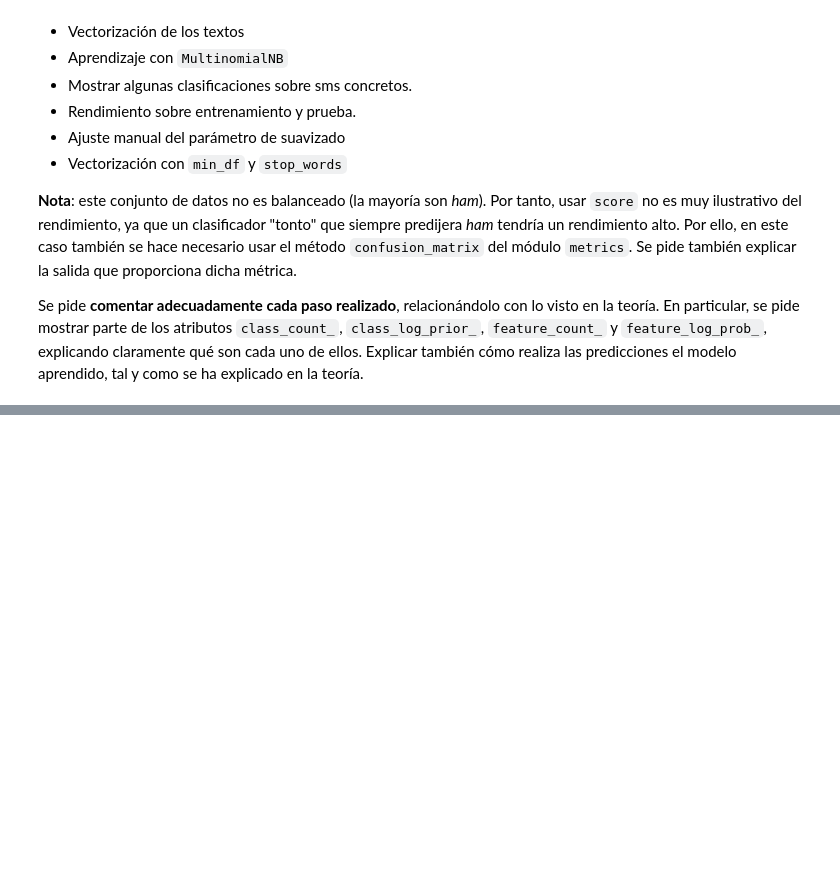
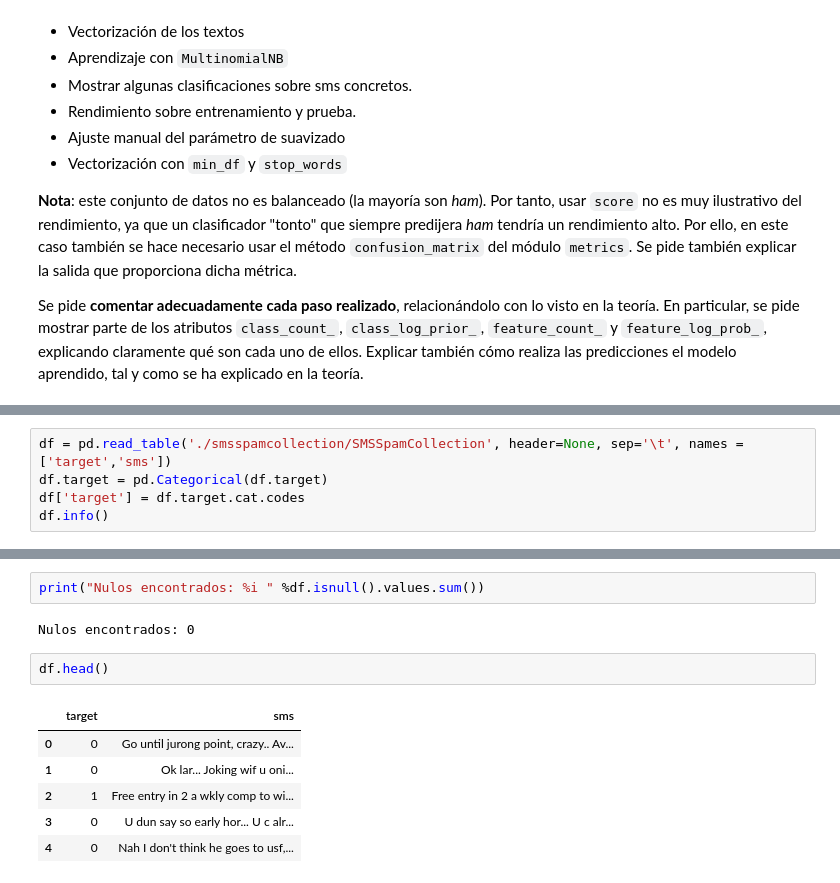
Before and after one commit to serrodcal-MII/AA-02-NB, a Jupyter notebook: Ejercicio Multinomial Naive Bayes.ipynb, the cells around one changed output, grey strips where cells are left out. Cells and saved outputs as stored; diff of their text form; blank space fills up the shorter version.

```diff
--- a/Ejercicio Multinomial Naive Bayes.ipynb
+++ b/Ejercicio Multinomial Naive Bayes.ipynb
@@ -36,0 +47,5 @@ Se pide **comentar adecuadamente cada paso realizado**, relacionándolo con lo v
+# %%
+df = pd.read_table('./smsspamcollection/SMSSpamCollection', header=None, sep='\t', names = ['target','sms'])
+df.target = pd.Categorical(df.target)
+df['target'] = df.target.cat.codes
+df.info()
@@ -36,0 +62,13 @@ Se pide **comentar adecuadamente cada paso realizado**, relacionándolo con lo v
+# %%
+print("Nulos encontrados: %i " %df.isnull().values.sum())
+# %% [output]
+Nulos encontrados: 0
+# %%
+df.head()
+# %% [output]
+|  | target | sms |
+| 0 | 0 | Go until jurong point, crazy.. Av... |
+| 1 | 0 | Ok lar... Joking wif u oni... |
+| 2 | 1 | Free entry in 2 a wkly comp to wi... |
+| 3 | 0 | U dun say so early hor... U c alr... |
+| 4 | 0 | Nah I don't think he goes to usf,... |
```
Also changed, not shown: parts of 34 cells of this notebook.
